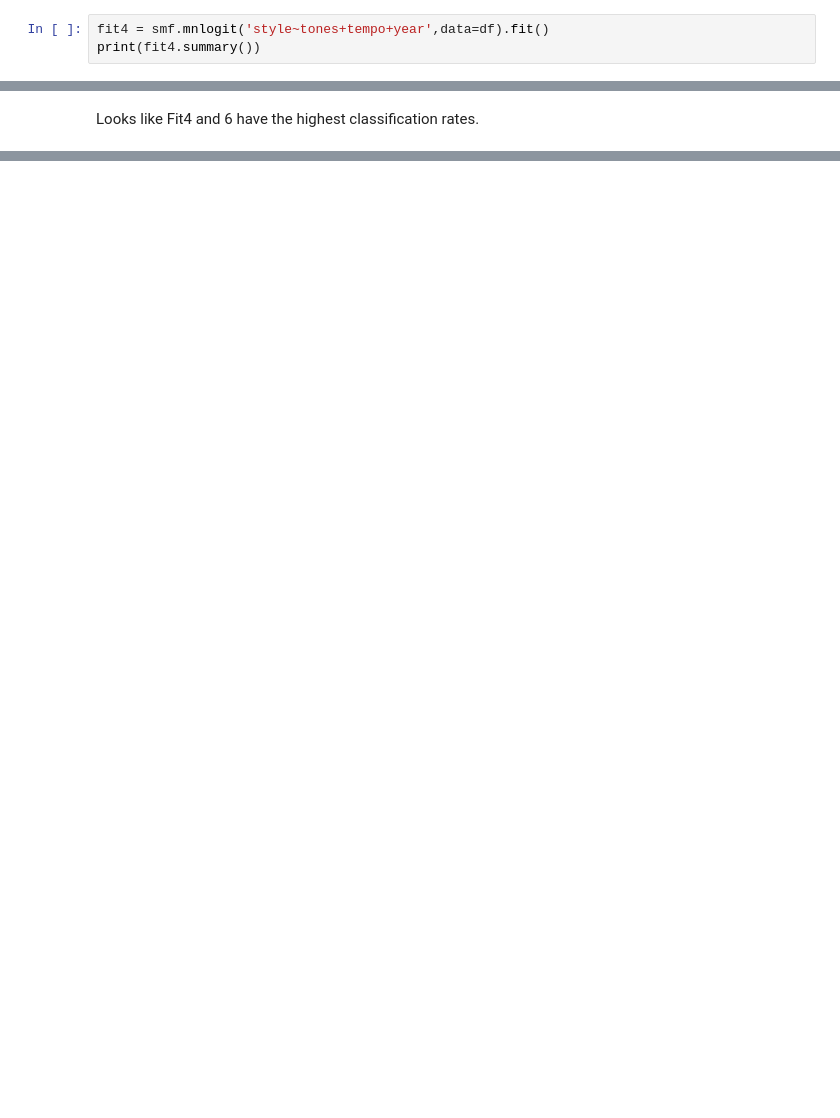
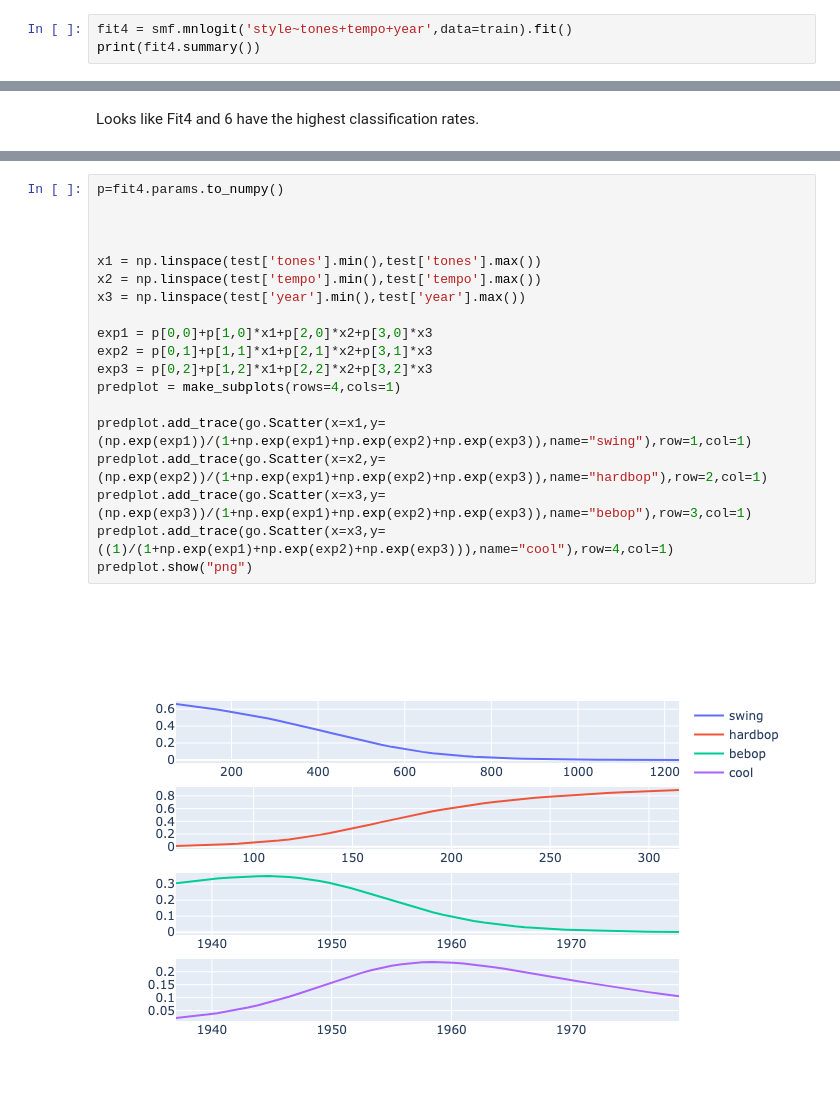
Before and after one commit to brodyholt/Multinomial-Logit-Model-on-Jazz-Solo-Data, a Jupyter notebook: jazz.ipynb, the cells around one changed output, grey strips where cells are left out. Cells and saved outputs as stored; diff of their text form; blank space fills up the shorter version.

```diff
--- a/jazz.ipynb
+++ b/jazz.ipynb
@@ -138,6 +146,6 @@ year          -0.1770      0.032     -5.477      0.000      -0.240      -0.114
 ==============================================================================
 # %%
-fit4 = smf.mnlogit('style~tones+tempo+year',data=df).fit()
+fit4 = smf.mnlogit('style~tones+tempo+year',data=train).fit()
 print(fit4.summary())
 # %% [output]
 Optimization terminated successfully.
@@ -327,0 +312,21 @@ fit6.params
+# %%
+p=fit4.params.to_numpy()
+
+
+
+x1 = np.linspace(test['tones'].min(),test['tones'].max())
+x2 = np.linspace(test['tempo'].min(),test['tempo'].max())
+x3 = np.linspace(test['year'].min(),test['year'].max())
+
+exp1 = p[0,0]+p[1,0]*x1+p[2,0]*x2+p[3,0]*x3
+exp2 = p[0,1]+p[1,1]*x1+p[2,1]*x2+p[3,1]*x3
+exp3 = p[0,2]+p[1,2]*x1+p[2,2]*x2+p[3,2]*x3
+predplot = make_subplots(rows=4,cols=1)
+
+predplot.add_trace(go.Scatter(x=x1,y=(np.exp(exp1))/(1+np.exp(exp1)+np.exp(exp2)+np.exp(exp3)),name="swing"),row=1,col=1)
+predplot.add_trace(go.Scatter(x=x2,y=(np.exp(exp2))/(1+np.exp(exp1)+np.exp(exp2)+np.exp(exp3)),name="hardbop"),row=2,col=1)
+predplot.add_trace(go.Scatter(x=x3,y=(np.exp(exp3))/(1+np.exp(exp1)+np.exp(exp2)+np.exp(exp3)),name="bebop"),row=3,col=1)
+predplot.add_trace(go.Scatter(x=x3,y=((1)/(1+np.exp(exp1)+np.exp(exp2)+np.exp(exp3))),name="cool"),row=4,col=1)
+predplot.show("png")
+# %% [output]
+[figure, added]
```
Also changed, not shown: parts of 22 cells of this notebook.
